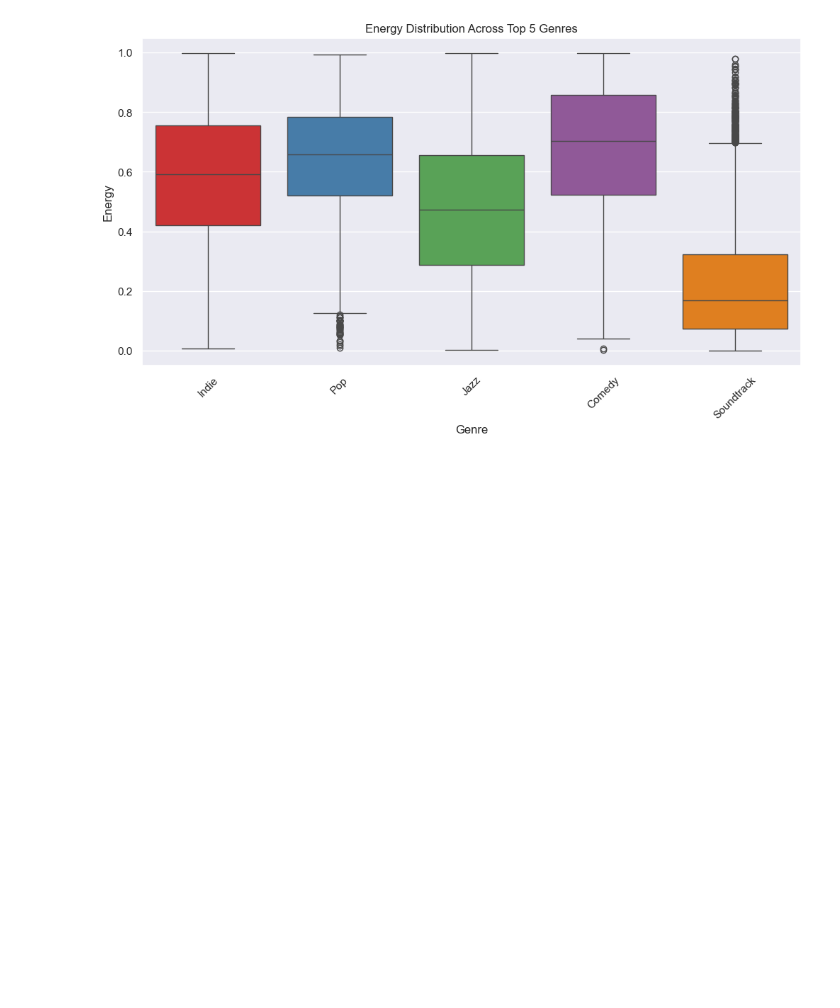
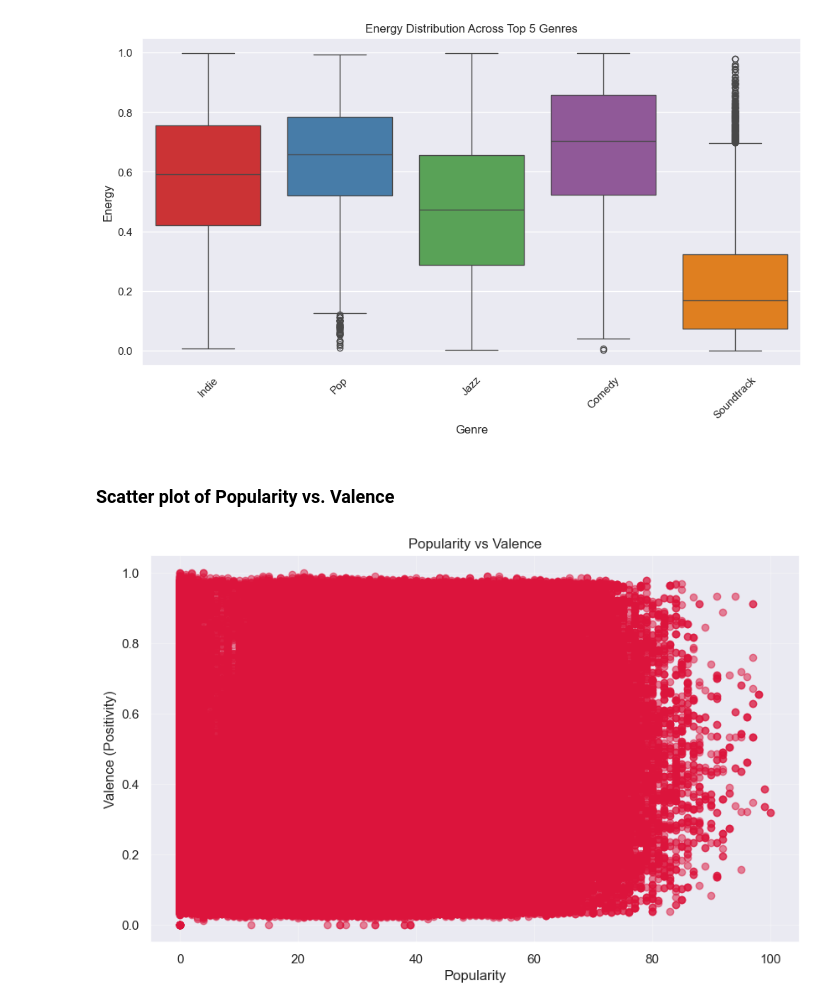
Before and after one commit to aghabidareh/SpotifyAnalyzer, a Jupyter notebook: main.ipynb, the cells around one changed output. Drawn from its saved outputs; the diff is of its cells as text; code cells hidden in the pictures; blank space fills up the shorter version.

Commit message:
plot-and-graphs-scatter-plot

```diff
--- a/main.ipynb
+++ b/main.ipynb
@@ -299,3 +299,15 @@ Passing `palette` without assigning `hue` is deprecated and will be removed in v
 
   sns.boxplot(x='genre', y='energy', data=filtered_data, palette='Set1')
 [figure]
+# %% [markdown]
+### Scatter plot of Popularity vs. Valence
+# %%
+plt.figure(figsize=(10, 6))
+plt.scatter(data['popularity'], data['valence'], alpha=0.5, color='crimson')
+plt.title('Popularity vs Valence')
+plt.xlabel('Popularity')
+plt.ylabel('Valence (Positivity)')
+plt.grid(True, alpha=0.3)
+plt.show()
+# %% [output]
+[figure, added]
```
